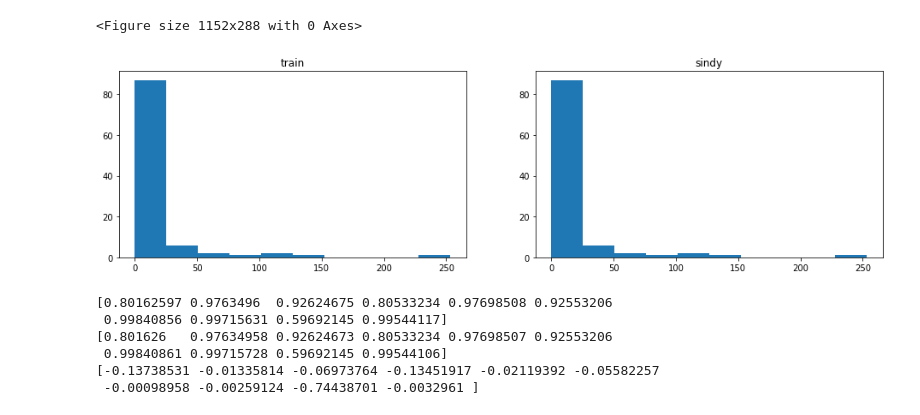
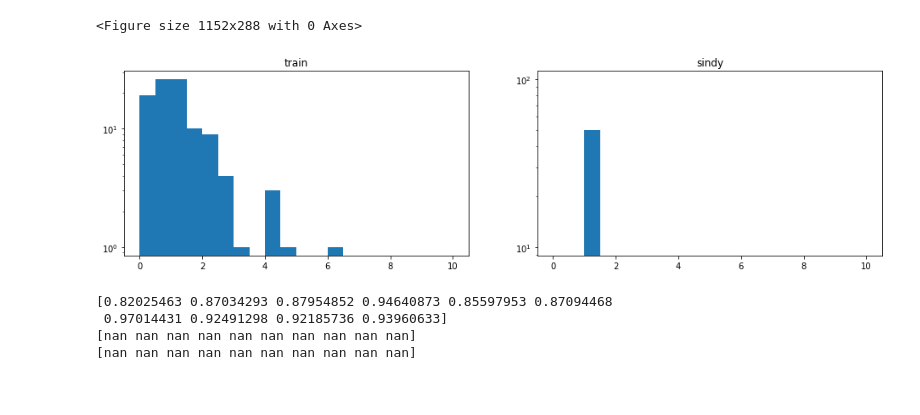
Before and after one commit to aliydgr/ms-thesis, a Jupyter notebook: information-flow-sindy.ipynb, the cells around one changed output. Saved outputs shown, nothing was run; the diff lists cells and outputs as text; code cells hidden in the pictures.

```diff
--- a/information-flow-sindy.ipynb
+++ b/information-flow-sindy.ipynb
@@ -138,0 +35,4 @@ x_sindy_perturbed = apply_perturbation(alpha, perturbed_node, sindy_steady_state
+# %%
+print(graph.degree)
+plt.rcParams["figure.figsize"] = (4,4)
+nx.draw(graph, with_labels=True, font_color='white')
@@ -138,0 +44,10 @@ x_sindy_perturbed = apply_perturbation(alpha, perturbed_node, sindy_steady_state
+# %%
+model = ps.SINDy(feature_library=custom_library)
+result = model.fit(x_train, t=dt)
+# model.print()
+# %%
+x_test = generate_data_by_model(model, x_train[0], dt)
+sindy_steady_state = find_steady_state(x_test)
+
+print('train_steady_state:', train_steady_state)
+print('sindy_steady_state:', sindy_steady_state)
@@ -243,15 +82,19 @@ g_matrix_sindy = calculate_g(alpha, sindy_steady_state, bio_sindy)
+# %%
+sindy_perturbed_full = sindy_steady_state * alpha
+g_matrix_sindy = calculate_g_by_model(sindy_perturbed_full, sindy_steady_state, model, dt)
+g_sindy_dist = find_matrix_dist(g_matrix_sindy)
+f_sindy, logf_sindy = calculate_f(g_matrix_sindy, graph.degree)
 # %%
-g_train_dist = find_g_dist(g_matrix_train)
-g_sindy_dist = find_g_dist(g_matrix_sindy)
-
+bins=20
+range=(0,10)
 plt.rcParams["figure.figsize"] = (16, 4)
 plt.figure(2)
 fig, axs = plt.subplots(1, 2)
-axs[0].hist(g_train_dist)
+axs[0].hist(g_train_dist, bins=bins, range=range, log=True)
 axs[0].set_title('train')
-axs[1].hist(g_sindy_dist)
+axs[1].hist(g_sindy_dist, bins=bins, range=range, log=True)
 axs[1].set_title('sindy')
 plt.show()
 # %% [output]
 <Figure size 1152x288 with 0 Axes>
-[figure, old version]
+[figure, new version]
@@ -283,14 +101,9 @@ def calculate_f(g_matrix):
 # %%
-f_train, logf_train = calculate_f(g_matrix_train)
-f_sindy, logf_sindy = calculate_f(g_matrix_sindy)
-
 print(f_train)
 print(f_sindy)
 print(logf_sindy)
 # %% [output]
-[0.80162597 0.9763496  0.92624675 0.80533234 0.97698508 0.92553206
- 0.99840856 0.99715631 0.59692145 0.99544117]
-[0.801626   0.97634958 0.92624673 0.80533234 0.97698507 0.92553206
- 0.99840861 0.99715728 0.59692145 0.99544106]
-[-0.13738531 -0.01335814 -0.06973764 -0.13451917 -0.02119392 -0.05582257
- -0.00098958 -0.00259124 -0.74438701 -0.0032961 ]
+[0.82025463 0.87034293 0.87954852 0.94640873 0.85597953 0.87094468
+ 0.97014431 0.92491298 0.92185736 0.93960633]
+[nan nan nan nan nan nan nan nan nan nan]
+[nan nan nan nan nan nan nan nan nan nan]
```
Also changed, not shown: parts of 25 cells of this notebook, 2 other files.
